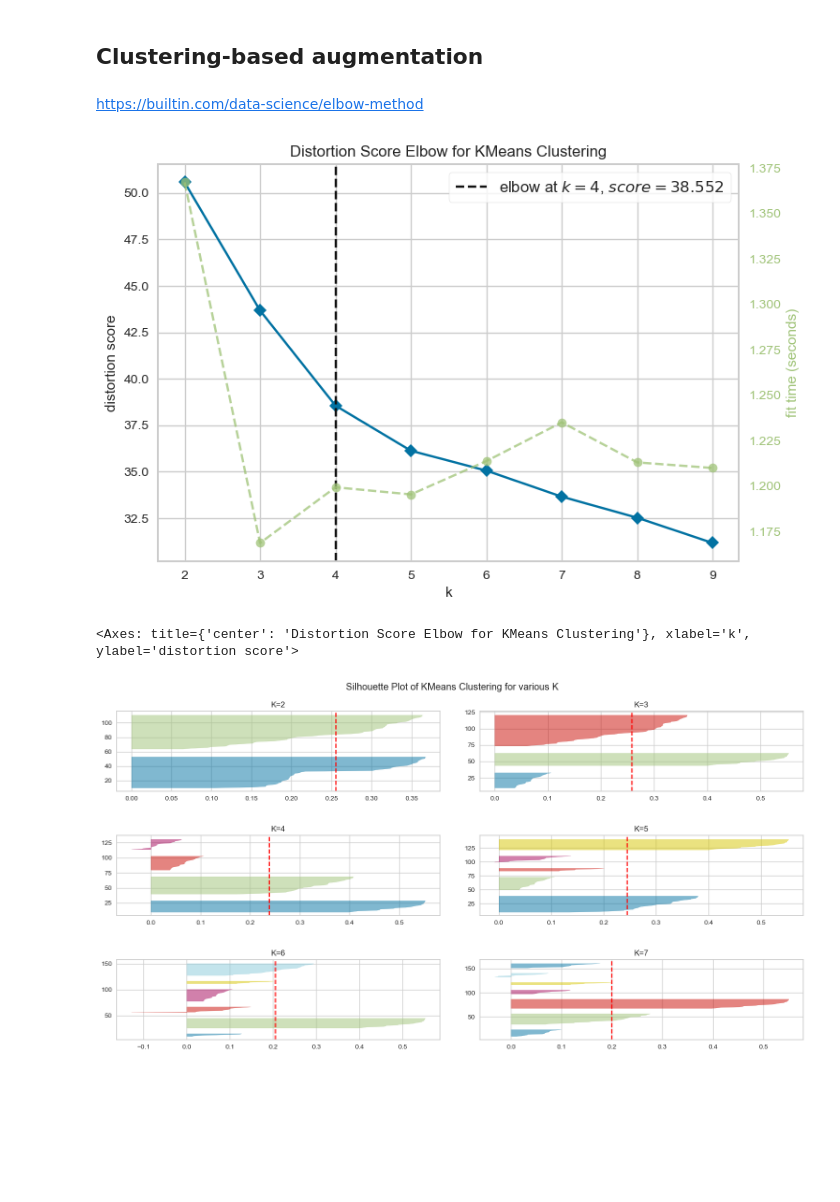
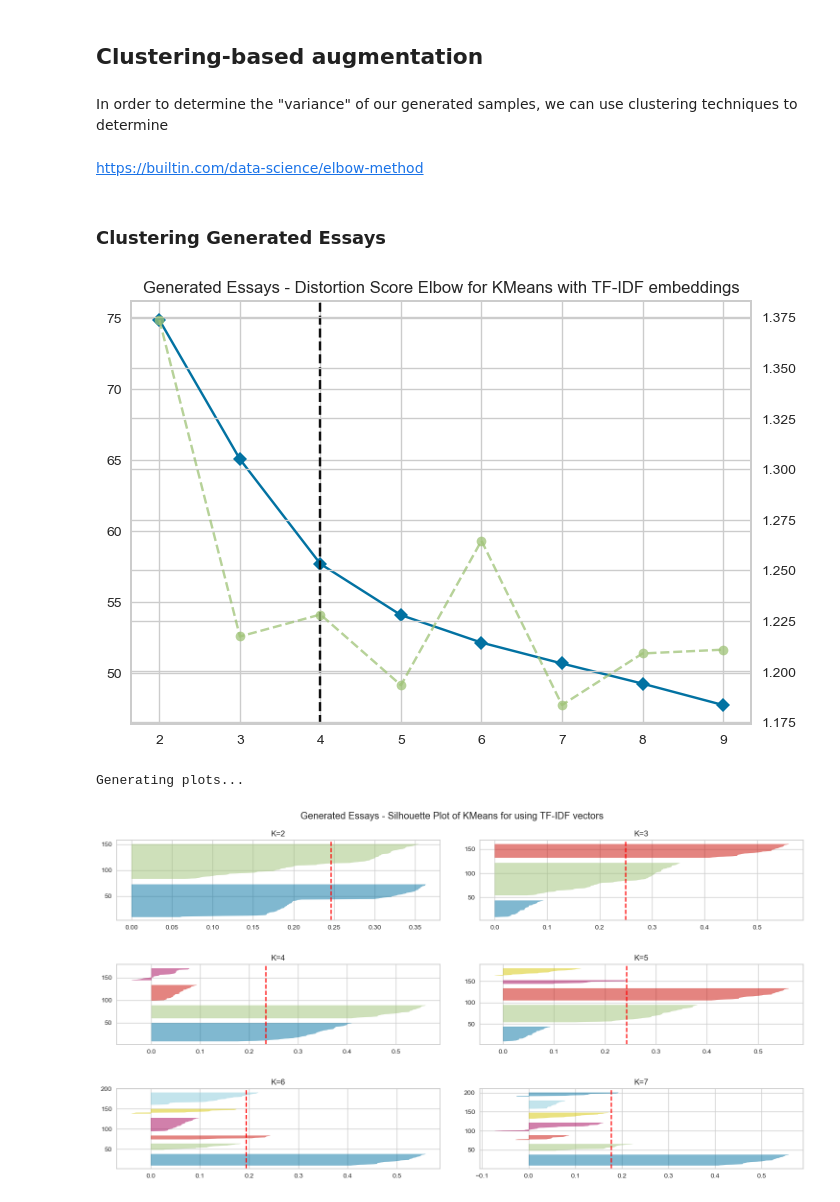
Before and after one commit to dimits-ts/practical_data_science, a Jupyter notebook: llm_detection/notebooks/llm_detection.ipynb, the cells around one changed output. Cells and saved outputs as stored; diff of their text form; code cells hidden in the pictures; blank space fills up the shorter version.

Commit message:
Cluster human and generated essays

```diff
--- a/llm_detection/notebooks/llm_detection.ipynb
+++ b/llm_detection/notebooks/llm_detection.ipynb
@@ -795,13 +795,17 @@ Figured saved to ..\output\dataset_size.png
 # %% [markdown]
 ## Clustering-based augmentation
+# %% [markdown]
+In order to determine the "variance" of our generated samples, we can use clustering techniques to determine
 # %% [markdown]
 https://builtin.com/data-science/elbow-method
+# %%
+x_generated = vectorizer.transform(generated_df.text).toarray()
+x_human = vectorizer.transform(human_df.text).toarray()
+# %% [markdown]
+### Clustering Generated Essays
 # %%
 from sklearn.cluster import KMeans
 from yellowbrick.cluster import KElbowVisualizer
-
-generated_train_df = data_train[data_train.generated == 1].copy()
-generated_train = vectorizer.transform(generated_train_df.text).toarray()
 
 
 # there is an internal memory leak here, don't worry about it
@@ -809,33 +813,35 @@ with warnings.catch_warnings():
     warnings.simplefilter("ignore")
     km = KMeans(random_state=42, n_init=5)
     visualizer = KElbowVisualizer(km, k=(2,10))
-    visualizer.fit(generated_train)
+    visualizer.fit(x_generated)
 
-visualizer.show()
+plt.title("Generated Essays - Distortion Score Elbow for KMeans with TF-IDF embeddings")
+plt.show()
 # %% [output]
-[figure, old version]
+[figure, new version]
-<Axes: title={'center': 'Distortion Score Elbow for KMeans Clustering'}, xlabel='k', ylabel='distortion score'>
 # %%
 from yellowbrick.cluster import SilhouetteVisualizer
 
 
 fig, axes = plt.subplots(3, 2, figsize=(15,8))
 
-for i in range(2, 8):
+print("Generating plots...")
+for i in tqdm(range(2, 8)):
     # there is an internal memory leak here, don't worry about it
     with warnings.catch_warnings():
         warnings.simplefilter("ignore")
         km = KMeans(n_clusters=i, init='k-means++', n_init=5, random_state=42)
 
         q, mod = divmod(i, 2)
         ax = axes[q-1][mod]
         ax.set_title(f"K={i}")
 
         visualizer = SilhouetteVisualizer(km, colors='yellowbrick', ax=ax)
-        visualizer.fit(generated_train)
+        visualizer.fit(x_generated)
 
-fig.suptitle("Silhouette Plot of KMeans Clustering for various K")
+fig.suptitle("Generated Essays - Silhouette Plot of KMeans for using TF-IDF vectors")
 fig.tight_layout(h_pad=3, w_pad=3)
-#visualizer.show()
+plt.show()
 # %% [output]
+Generating plots...
-[figure, old version]
+[figure, new version]
```
Also changed, not shown: parts of 18 cells of this notebook, 3 other files.
